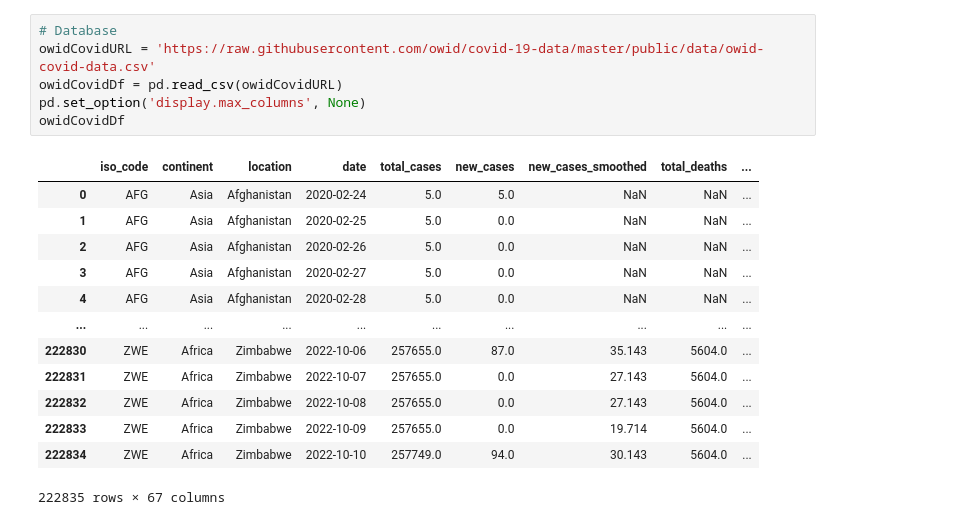
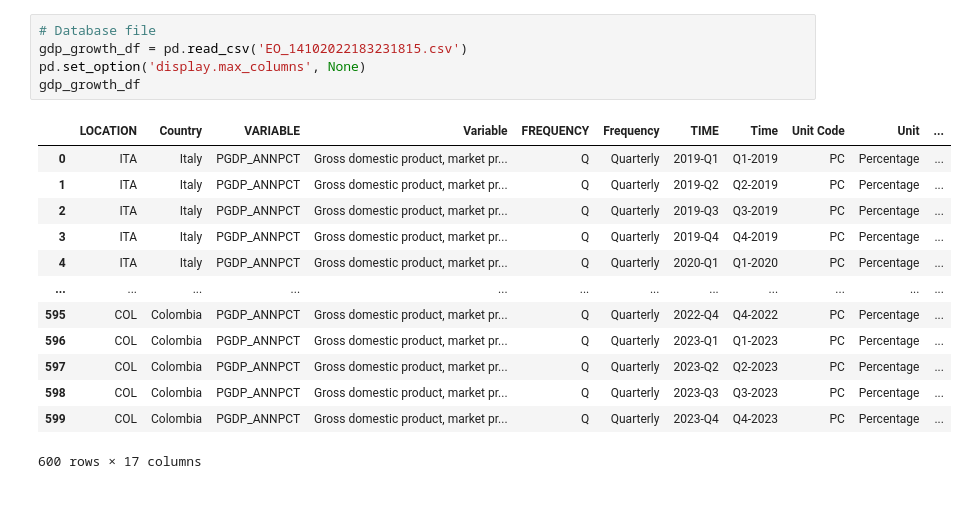
Before and after one commit to IT4063C-Fall22/final-project-zhukv98, a Jupyter notebook: source.ipynb, the cells around one changed output. Cells and saved outputs as stored; diff of their text form.

```diff
--- a/source.ipynb
+++ b/source.ipynb
@@ -59,20 +61,19 @@ response.text
-# %%
-# Database
-owidCovidURL = 'https://raw.githubusercontent.com/owid/covid-19-data/master/public/data/owid-covid-data.csv'
-owidCovidDf = pd.read_csv(owidCovidURL)
-pd.set_option('display.max_columns', None)
-owidCovidDf
-# %% [output]
-|  | iso_code | continent | location | date | total_cases | new_cases | new_cases_smoothed | total_deaths | ... |
-| 0 | AFG | Asia | Afghanistan | 2020-02-24 | 5.0 | 5.0 | NaN | NaN | ... |
-| 1 | AFG | Asia | Afghanistan | 2020-02-25 | 5.0 | 0.0 | NaN | NaN | ... |
-| 2 | AFG | Asia | Afghanistan | 2020-02-26 | 5.0 | 0.0 | NaN | NaN | ... |
-| 3 | AFG | Asia | Afghanistan | 2020-02-27 | 5.0 | 0.0 | NaN | NaN | ... |
-| 4 | AFG | Asia | Afghanistan | 2020-02-28 | 5.0 | 0.0 | NaN | NaN | ... |
-| ... | ... | ... | ... | ... | ... | ... | ... | ... | ... |
-| 222830 | ZWE | Africa | Zimbabwe | 2022-10-06 | 257655.0 | 87.0 | 35.143 | 5604.0 | ... |
-| 222831 | ZWE | Africa | Zimbabwe | 2022-10-07 | 257655.0 | 0.0 | 27.143 | 5604.0 | ... |
-| 222832 | ZWE | Africa | Zimbabwe | 2022-10-08 | 257655.0 | 0.0 | 27.143 | 5604.0 | ... |
-| 222833 | ZWE | Africa | Zimbabwe | 2022-10-09 | 257655.0 | 0.0 | 19.714 | 5604.0 | ... |
-| 222834 | ZWE | Africa | Zimbabwe | 2022-10-10 | 257749.0 | 94.0 | 30.143 | 5604.0 | ... |
-222835 rows × 67 columns
+# %%
+# Database file
+gdp_growth_df = pd.read_csv('EO_14102022183231815.csv')
+pd.set_option('display.max_columns', None)
+gdp_growth_df
+# %% [output]
+|  | LOCATION | Country | VARIABLE | Variable | FREQUENCY | Frequency | TIME | Time | Unit Code | Unit | ... |
+| 0 | ITA | Italy | PGDP_ANNPCT | Gross domestic product, market pr... | Q | Quarterly | 2019-Q1 | Q1-2019 | PC | Percentage | ... |
+| 1 | ITA | Italy | PGDP_ANNPCT | Gross domestic product, market pr... | Q | Quarterly | 2019-Q2 | Q2-2019 | PC | Percentage | ... |
+| 2 | ITA | Italy | PGDP_ANNPCT | Gross domestic product, market pr... | Q | Quarterly | 2019-Q3 | Q3-2019 | PC | Percentage | ... |
+| 3 | ITA | Italy | PGDP_ANNPCT | Gross domestic product, market pr... | Q | Quarterly | 2019-Q4 | Q4-2019 | PC | Percentage | ... |
+| 4 | ITA | Italy | PGDP_ANNPCT | Gross domestic product, market pr... | Q | Quarterly | 2020-Q1 | Q1-2020 | PC | Percentage | ... |
+| ... | ... | ... | ... | ... | ... | ... | ... | ... | ... | ... | ... |
+| 595 | COL | Colombia | PGDP_ANNPCT | Gross domestic product, market pr... | Q | Quarterly | 2022-Q4 | Q4-2022 | PC | Percentage | ... |
+| 596 | COL | Colombia | PGDP_ANNPCT | Gross domestic product, market pr... | Q | Quarterly | 2023-Q1 | Q1-2023 | PC | Percentage | ... |
+| 597 | COL | Colombia | PGDP_ANNPCT | Gross domestic product, market pr... | Q | Quarterly | 2023-Q2 | Q2-2023 | PC | Percentage | ... |
+| 598 | COL | Colombia | PGDP_ANNPCT | Gross domestic product, market pr... | Q | Quarterly | 2023-Q3 | Q3-2023 | PC | Percentage | ... |
+| 599 | COL | Colombia | PGDP_ANNPCT | Gross domestic product, market pr... | Q | Quarterly | 2023-Q4 | Q4-2023 | PC | Percentage | ... |
+600 rows × 17 columns
```
Also changed, not shown: parts of 28 cells of this notebook, 3 other files.
